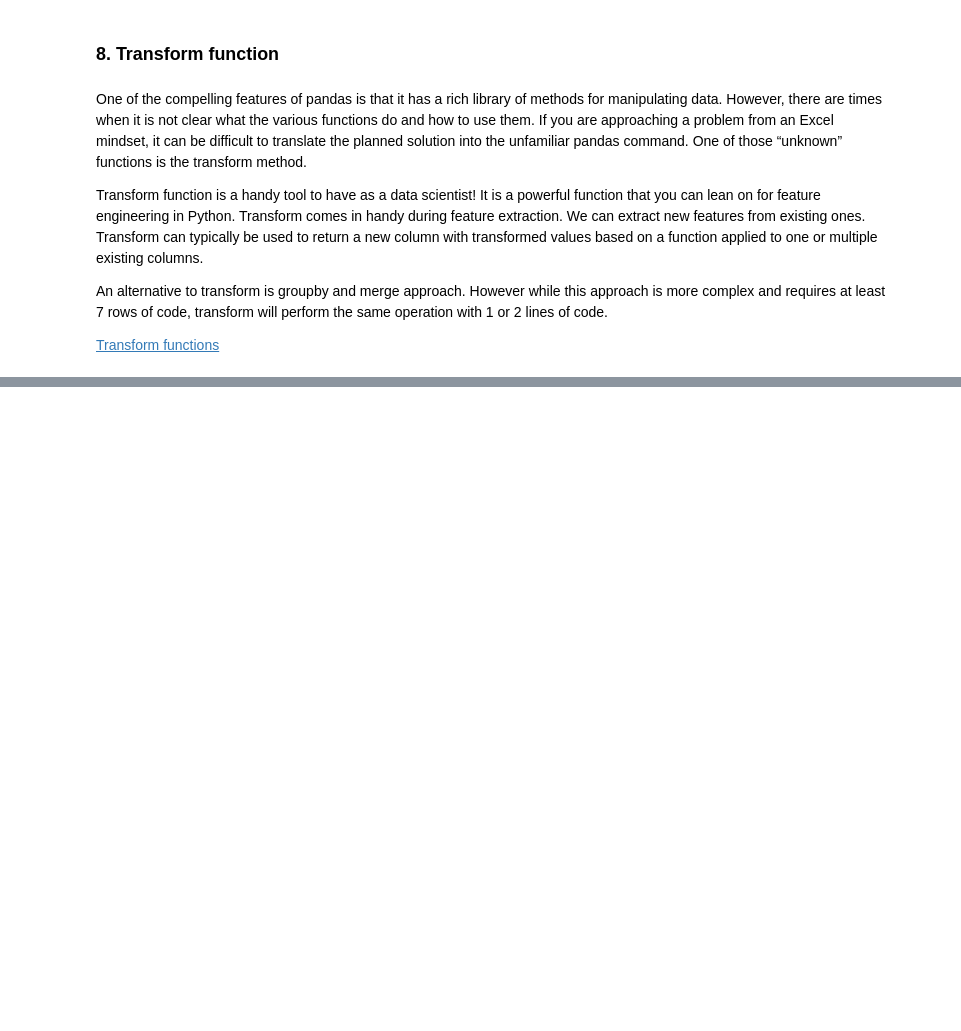
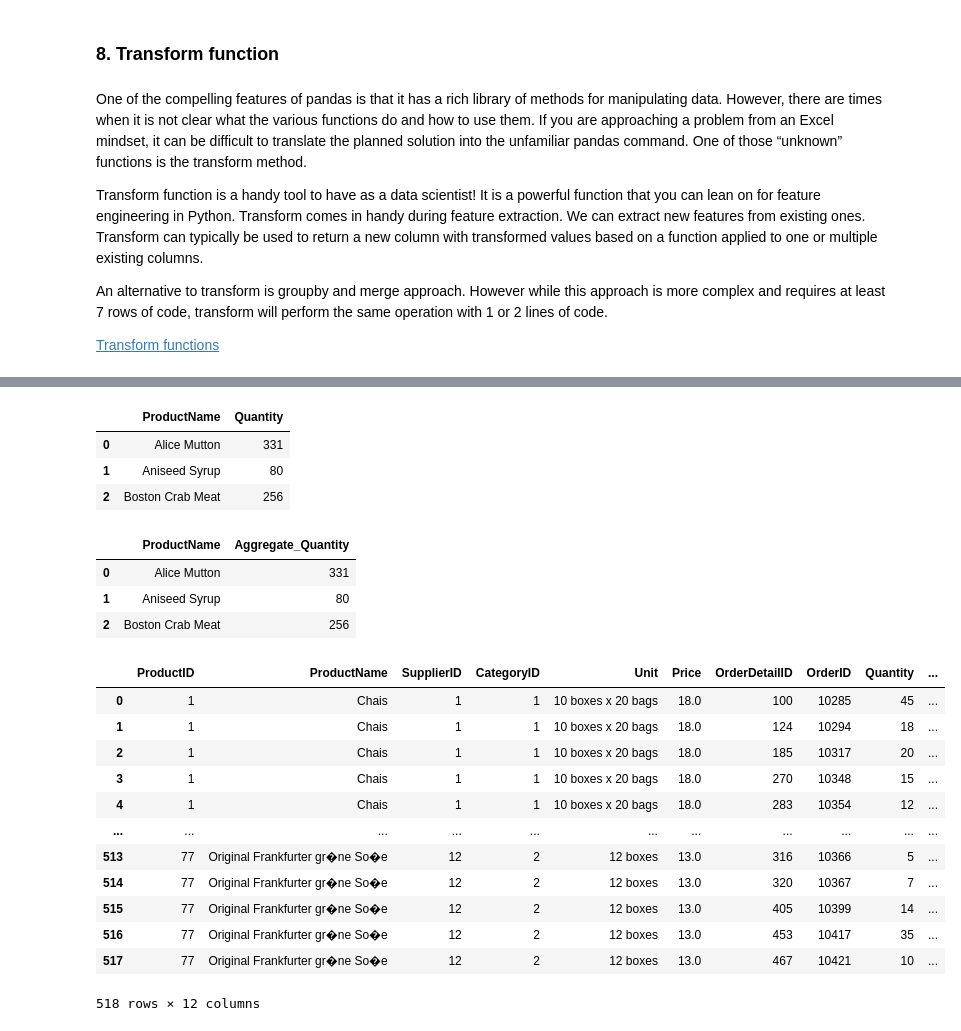
Before and after one commit to DataJediAcademy/Datascience-Track, a Jupyter notebook: Learning Content/Data Manipulation Tutorial.ipynb, the cells around one changed output, grey strips where cells are left out. Drawn from its saved outputs; the diff is of its cells as text; code cells hidden in the pictures; blank space fills up the shorter version.

```diff
--- a/Learning Content/Data Manipulation Tutorial.ipynb
+++ b/Learning Content/Data Manipulation Tutorial.ipynb
@@ -132,0 +247,3 @@ df.apply(np.sqrt)
+# %%
+orderdetails['Quantity_root'] = orderdetails['Quantity'].apply(np.sqrt)
+orderdetails.head()
@@ -196,0 +417,3 @@ By default, it will apply a function to all values of a column. To perform it on
+# %%
+product_orders = pd.merge(products,orderdetails)
+product_orders.head(3)
@@ -196,0 +432,36 @@ By default, it will apply a function to all values of a column. To perform it on
+# %%
+#Create aggregate using groupby and convert it to a dataframe
+aggregate_product = product_orders.groupby('ProductName')['Quantity'].sum()
+aggregate_product = aggregate_product.reset_index()
+aggregate_product.head(3)
+# %% [output]
+|  | ProductName | Quantity |
+| 0 | Alice Mutton | 331 |
+| 1 | Aniseed Syrup | 80 |
+| 2 | Boston Crab Meat | 256 |
+# %%
+#Rename Quantity column to avoid conflict after merge
+aggregate_product.columns = ['ProductName', 'Aggregate_Quantity']
+aggregate_product.head(3)
+# %% [output]
+|  | ProductName | Aggregate_Quantity |
+| 0 | Alice Mutton | 331 |
+| 1 | Aniseed Syrup | 80 |
+| 2 | Boston Crab Meat | 256 |
+# %%
+#Merge aggregate dataframe back to original dataframe
+pd.merge(product_orders,aggregate_product)
+# %% [output]
+|  | ProductID | ProductName | SupplierID | CategoryID | Unit | Price | OrderDetailID | OrderID | Quantity | ... |
+| 0 | 1 | Chais | 1 | 1 | 10 boxes x 20 bags | 18.0 | 100 | 10285 | 45 | ... |
+| 1 | 1 | Chais | 1 | 1 | 10 boxes x 20 bags | 18.0 | 124 | 10294 | 18 | ... |
+| 2 | 1 | Chais | 1 | 1 | 10 boxes x 20 bags | 18.0 | 185 | 10317 | 20 | ... |
+| 3 | 1 | Chais | 1 | 1 | 10 boxes x 20 bags | 18.0 | 270 | 10348 | 15 | ... |
+| 4 | 1 | Chais | 1 | 1 | 10 boxes x 20 bags | 18.0 | 283 | 10354 | 12 | ... |
+| ... | ... | ... | ... | ... | ... | ... | ... | ... | ... | ... |
+| 513 | 77 | Original Frankfurter gr�ne So�e | 12 | 2 | 12 boxes | 13.0 | 316 | 10366 | 5 | ... |
+| 514 | 77 | Original Frankfurter gr�ne So�e | 12 | 2 | 12 boxes | 13.0 | 320 | 10367 | 7 | ... |
+| 515 | 77 | Original Frankfurter gr�ne So�e | 12 | 2 | 12 boxes | 13.0 | 405 | 10399 | 14 | ... |
+| 516 | 77 | Original Frankfurter gr�ne So�e | 12 | 2 | 12 boxes | 13.0 | 453 | 10417 | 35 | ... |
+| 517 | 77 | Original Frankfurter gr�ne So�e | 12 | 2 | 12 boxes | 13.0 | 467 | 10421 | 10 | ... |
+518 rows × 12 columns
```
Also changed, not shown: parts of 63 cells of this notebook.
